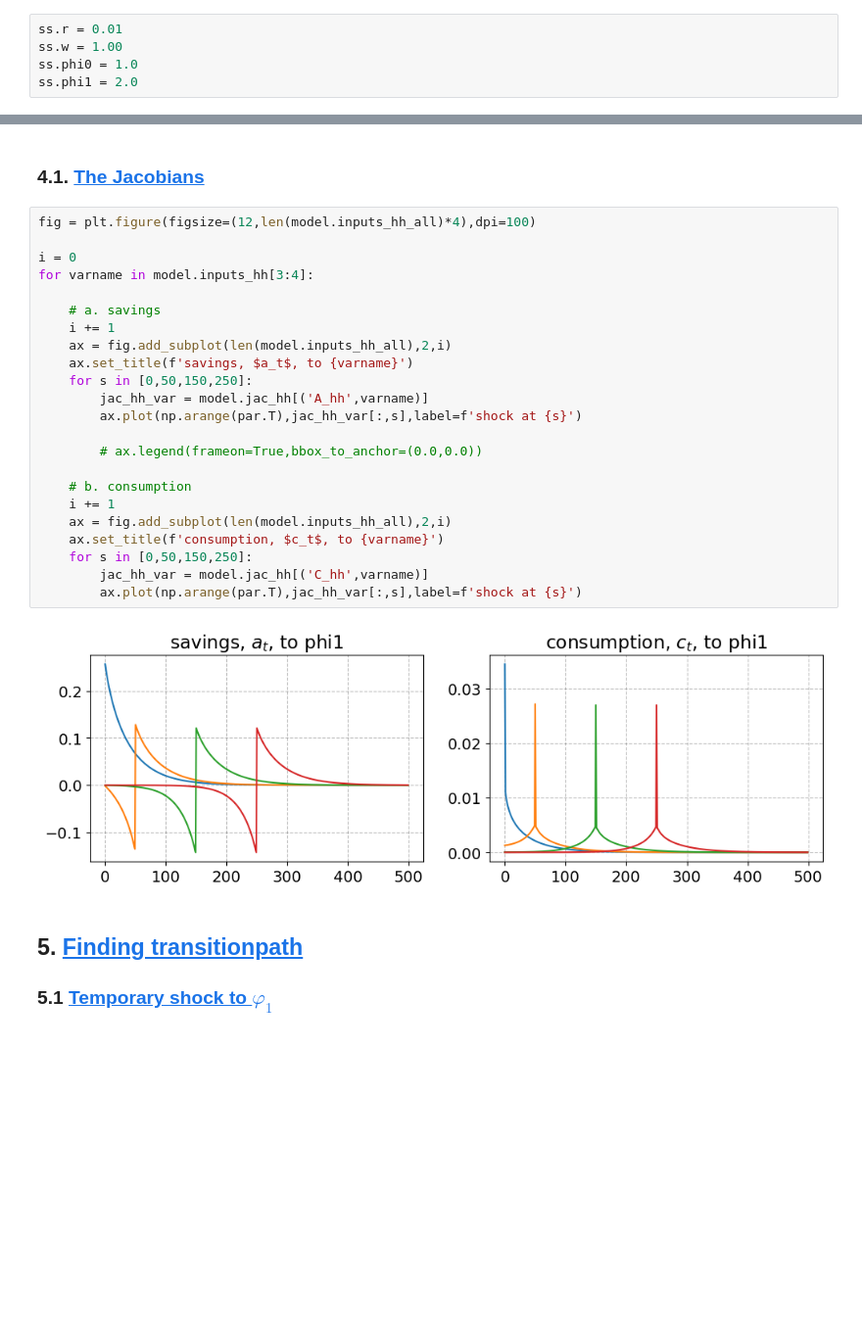
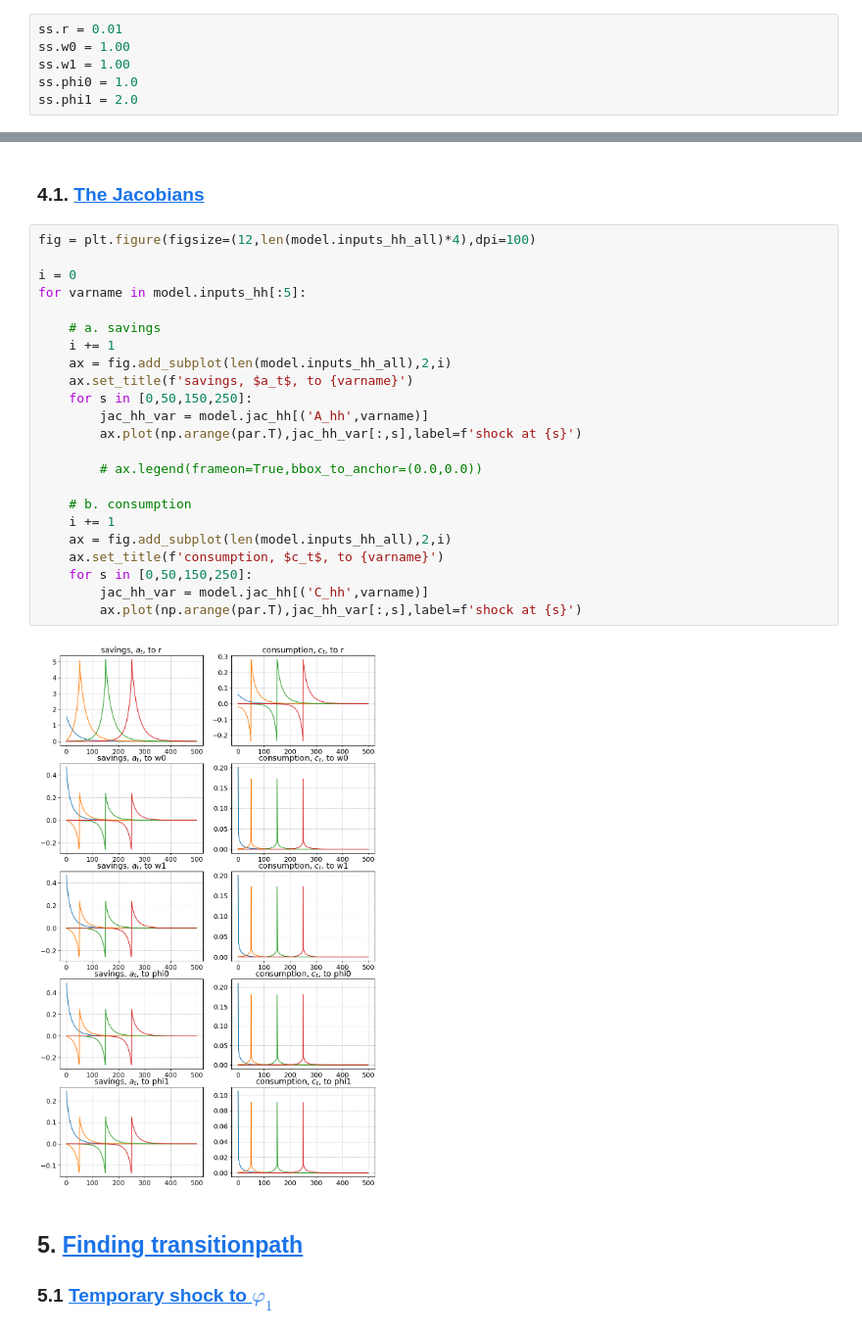
Before and after one commit to Bernseng/AdvMacroHet, a Jupyter notebook: Assignments/Assignment_I/Stationary-Equilibrium.ipynb, the cells around one changed output, grey strips where cells are left out. Shown at 98% size. Saved outputs shown, nothing was run; the diff lists cells and outputs as text; blank space fills up the shorter version.

```diff
--- a/Assignments/Assignment_I/Stationary-Equilibrium.ipynb
+++ b/Assignments/Assignment_I/Stationary-Equilibrium.ipynb
@@ -56,7 +56,8 @@ ss = model.ss
 Set the steady state values, which matter for the household:
 # %%
 ss.r = 0.01
-ss.w = 1.00
+ss.w0 = 1.00
+ss.w1 = 1.00
 ss.phi0 = 1.0
 ss.phi1 = 2.0
 # %% [markdown]
@@ -238,28 +282,28 @@ full Jacobian to shocks computed in 0.3 secs [in evaluate_blocks(): 0.1 secs]
 # %%
 fig = plt.figure(figsize=(12,len(model.inputs_hh_all)*4),dpi=100)
 
 i = 0
-for varname in model.inputs_hh[3:4]:
+for varname in model.inputs_hh[:5]:
 
     # a. savings
     i += 1
     ax = fig.add_subplot(len(model.inputs_hh_all),2,i)
     ax.set_title(f'savings, $a_t$, to {varname}')
     for s in [0,50,150,250]:
         jac_hh_var = model.jac_hh[('A_hh',varname)]
         ax.plot(np.arange(par.T),jac_hh_var[:,s],label=f'shock at {s}')
 
         # ax.legend(frameon=True,bbox_to_anchor=(0.0,0.0))
 
     # b. consumption
     i += 1
     ax = fig.add_subplot(len(model.inputs_hh_all),2,i)
     ax.set_title(f'consumption, $c_t$, to {varname}')
     for s in [0,50,150,250]:
         jac_hh_var = model.jac_hh[('C_hh',varname)]
         ax.plot(np.arange(par.T),jac_hh_var[:,s],label=f'shock at {s}')
 # %% [output]
-[figure, old version]
+[figure, new version]
 # %% [markdown]
 ## 5. <a id='toc3_2_'></a>[Finding transitionpath](#toc0_)
 ### 5.1 <a id='toc3_2_'></a>[Temporary shock to $\varphi_1$](#toc0_)
```
Also changed, not shown: parts of 17 cells of this notebook, 13 other files.
